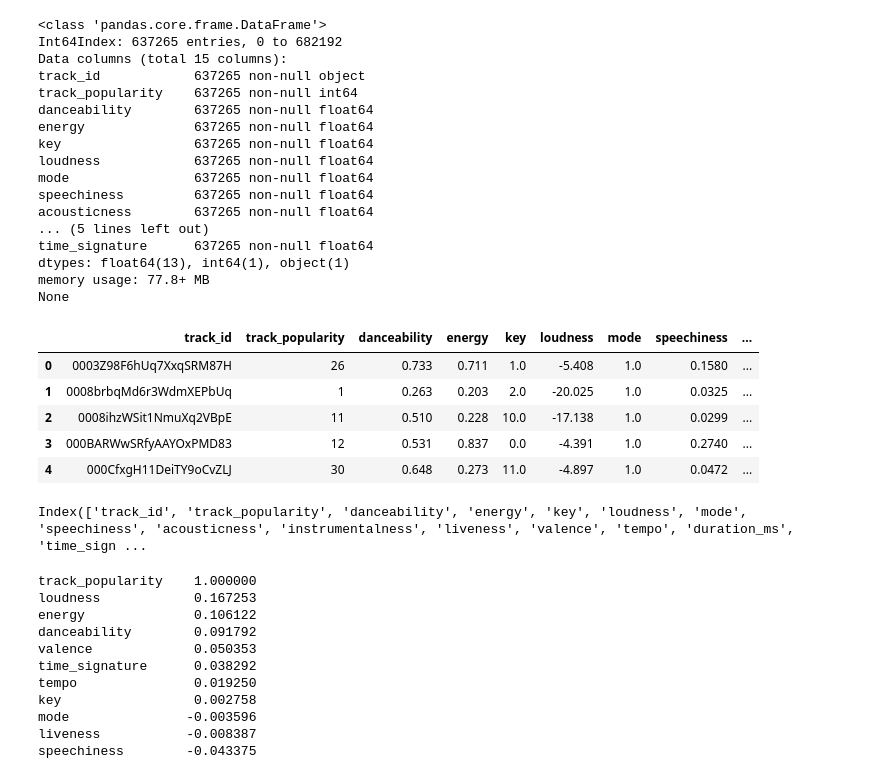
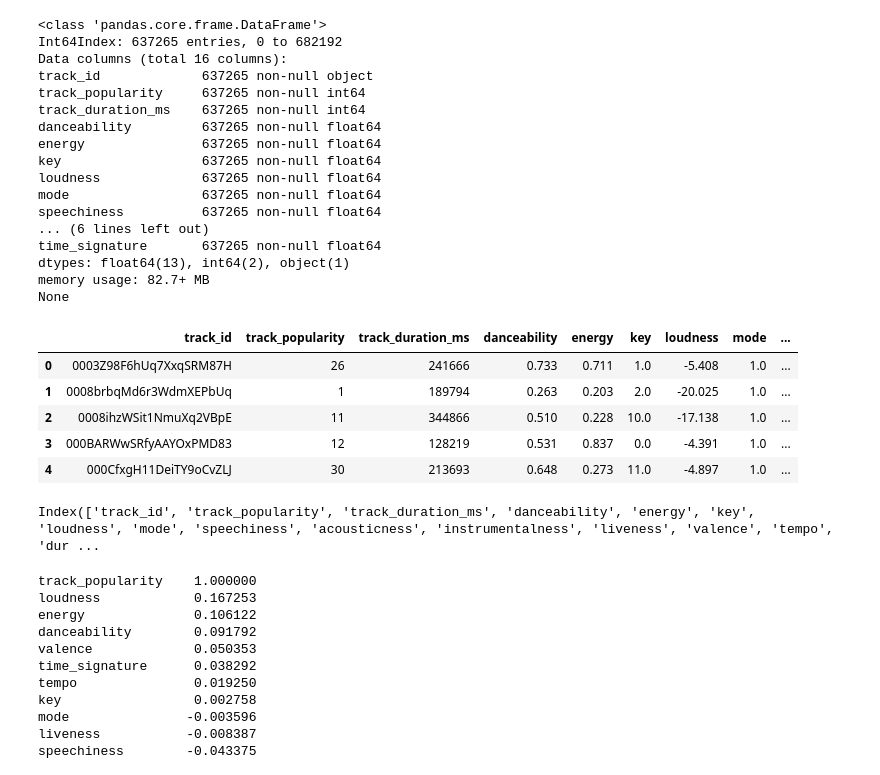
Before and after one commit to maxtingle11/Flatiron-Project-3-Spotify-Track-Popularity-Analysis-Using-Machine-Learning-and-Statistical-Modeling, a Jupyter notebook: linear_regression_max.ipynb, the cells around one changed output. Cells and saved outputs as stored; diff of their text form; code cells hidden in the pictures.

```diff
--- a/linear_regression_max.ipynb
+++ b/linear_regression_max.ipynb
@@ -29,55 +32,55 @@ pd.set_option('display.width', 1000)
 # %%
 # Import data to Pandas DataFrame
 data = pd.read_csv('spotify_tracks.csv')
 
 # Drop columns
 songs = data.drop(columns=['artist_id',
                             'track_name',
-                            'track_duration_ms',
+#                             'track_duration_ms',
                             'track_track_number',
                             'track_explicit',
                             'track_album_release_date',
                             'track_album_total_tracks',
                             'track_album_available_markets',
                             'track_album_name',
                             'track_album_id',
                             'track_album_available_markets_count',
                             'track_album_single',])
 
 # Drop duplicate rows
 songs.drop_duplicates('track_id', keep='first', inplace=True)
 
 # Preivew data
 print(songs.info())
 songs.head()
 # %% [output]
 <class 'pandas.core.frame.DataFrame'>
 Int64Index: 637265 entries, 0 to 682192
-Data columns (total 15 columns):
-track_id            637265 non-null object
-track_popularity    637265 non-null int64
-danceability        637265 non-null float64
-energy              637265 non-null float64
-key                 637265 non-null float64
-loudness            637265 non-null float64
-mode                637265 non-null float64
-speechiness         637265 non-null float64
-acousticness        637265 non-null float64
-... (5 lines left out)
-time_signature      637265 non-null float64
-dtypes: float64(13), int64(1), object(1)
-memory usage: 77.8+ MB
+Data columns (total 16 columns):
+track_id             637265 non-null object
+track_popularity     637265 non-null int64
+track_duration_ms    637265 non-null int64
+danceability         637265 non-null float64
+energy               637265 non-null float64
+key                  637265 non-null float64
+loudness             637265 non-null float64
+mode                 637265 non-null float64
+speechiness          637265 non-null float64
+... (6 lines left out)
+time_signature       637265 non-null float64
+dtypes: float64(13), int64(2), object(1)
+memory usage: 82.7+ MB
 None
-|  | track_id | track_popularity | danceability | energy | key | loudness | mode | speechiness | ... |
-| 0 | 0003Z98F6hUq7XxqSRM87H | 26 | 0.733 | 0.711 | 1.0 | -5.408 | 1.0 | 0.1580 | ... |
-| 1 | 0008brbqMd6r3WdmXEPbUq | 1 | 0.263 | 0.203 | 2.0 | -20.025 | 1.0 | 0.0325 | ... |
-| 2 | 0008ihzWSit1NmuXq2VBpE | 11 | 0.510 | 0.228 | 10.0 | -17.138 | 1.0 | 0.0299 | ... |
-| 3 | 000BARWwSRfyAAYOxPMD83 | 12 | 0.531 | 0.837 | 0.0 | -4.391 | 1.0 | 0.2740 | ... |
-| 4 | 000CfxgH11DeiTY9oCvZLJ | 30 | 0.648 | 0.273 | 11.0 | -4.897 | 1.0 | 0.0472 | ... |
+|  | track_id | track_popularity | track_duration_ms | danceability | energy | key | loudness | mode | ... |
+| 0 | 0003Z98F6hUq7XxqSRM87H | 26 | 241666 | 0.733 | 0.711 | 1.0 | -5.408 | 1.0 | ... |
+| 1 | 0008brbqMd6r3WdmXEPbUq | 1 | 189794 | 0.263 | 0.203 | 2.0 | -20.025 | 1.0 | ... |
+| 2 | 0008ihzWSit1NmuXq2VBpE | 11 | 344866 | 0.510 | 0.228 | 10.0 | -17.138 | 1.0 | ... |
+| 3 | 000BARWwSRfyAAYOxPMD83 | 12 | 128219 | 0.531 | 0.837 | 0.0 | -4.391 | 1.0 | ... |
+| 4 | 000CfxgH11DeiTY9oCvZLJ | 30 | 213693 | 0.648 | 0.273 | 11.0 | -4.897 | 1.0 | ... |
 # %%
 songs.columns
 # %% [output]
-Index(['track_id', 'track_popularity', 'danceability', 'energy', 'key', 'loudness', 'mode', 'speechiness', 'acousticness', 'instrumentalness', 'liveness', 'valence', 'tempo', 'duration_ms', 'time_sign ...
+Index(['track_id', 'track_popularity', 'track_duration_ms', 'danceability', 'energy', 'key', 'loudness', 'mode', 'speechiness', 'acousticness', 'instrumentalness', 'liveness', 'valence', 'tempo', 'dur ...
 # %%
 # Calculate Pearson's R-Value to check for linear relationship
 
```
Also changed, not shown: parts of 8 cells of this notebook.
